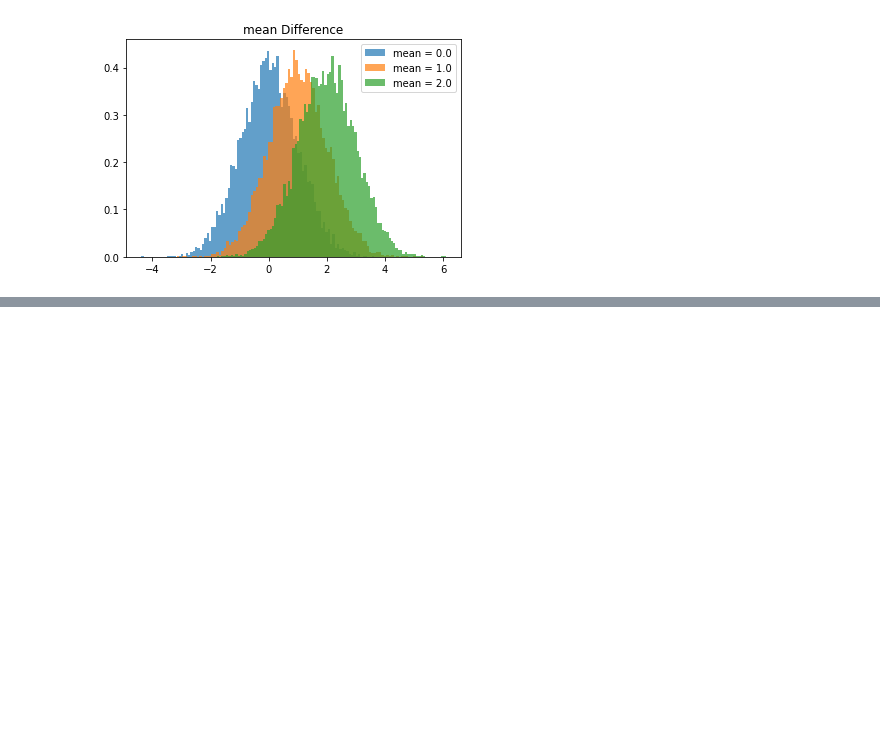
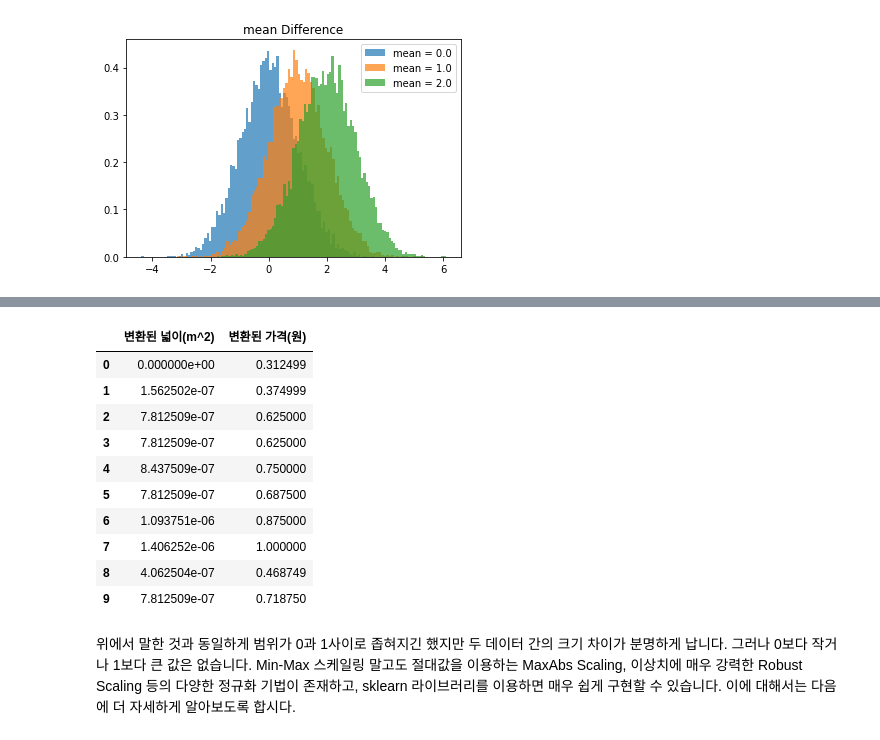
Before and after one commit to hyunwoongko/bigdata-lecture, a Jupyter notebook: _notebooks/02_03_통계학_기초.ipynb, the cells around one changed output, grey strips where cells are left out. Drawn from its saved outputs; the diff is of its cells as text; code cells hidden in the pictures; blank space fills up the shorter version.

```diff
--- a/_notebooks/02_03_통계학_기초.ipynb
+++ b/_notebooks/02_03_통계학_기초.ipynb
@@ -563,0 +656,24 @@ plt.close()
+# %%
+housing_price_np = housing_price_df.values
+
+min = housing_price_np.min()
+max = housing_price_np.max()
+
+minmax = (housing_price_np - min)/(max - min)
+minmax_df = pd.DataFrame(data=minmax,
+                        columns=['변환된 넓이(m^2)', '변환된 가격(원)'])
+minmax_df
+# %% [output]
+|  | 변환된 넓이(m^2) | 변환된 가격(원) |
+| 0 | 0.000000e+00 | 0.312499 |
+| 1 | 1.562502e-07 | 0.374999 |
+| 2 | 7.812509e-07 | 0.625000 |
+| 3 | 7.812509e-07 | 0.625000 |
+| 4 | 8.437509e-07 | 0.750000 |
+| 5 | 7.812509e-07 | 0.687500 |
+| 6 | 1.093751e-06 | 0.875000 |
+| 7 | 1.406252e-06 | 1.000000 |
+| 8 | 4.062504e-07 | 0.468749 |
+| 9 | 7.812509e-07 | 0.718750 |
+# %% [markdown]
+위에서 말한 것과 동일하게 범위가 0과 1사이로 좁혀지긴 했지만 두 데이터 간의 크기 차이가 분명하게 납니다. 그러나 0보다 작거나 1보다 큰 값은 없습니다. Min-Max 스케일링 말고도 절대값을 이용하는 MaxAbs Scaling, 이상치에 매우 강력한 Robust Scaling 등의 다양한 정규화 기법이 존재하고, sklearn 라이브러리를 이용하면 매우 쉽게 구현할 수 있습니다. 이에 대해서는 다음에 더 자세하게 알아보도록 합시다.
```
Also changed, not shown: parts of 6 cells of this notebook, 3 other files.
